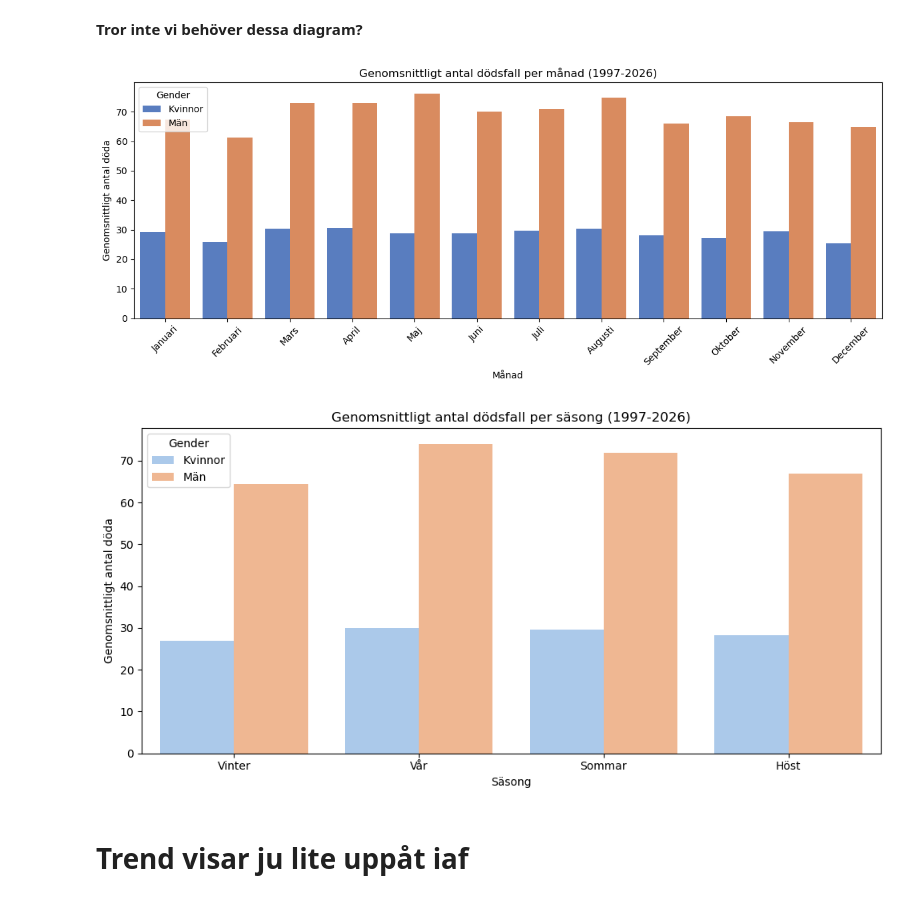
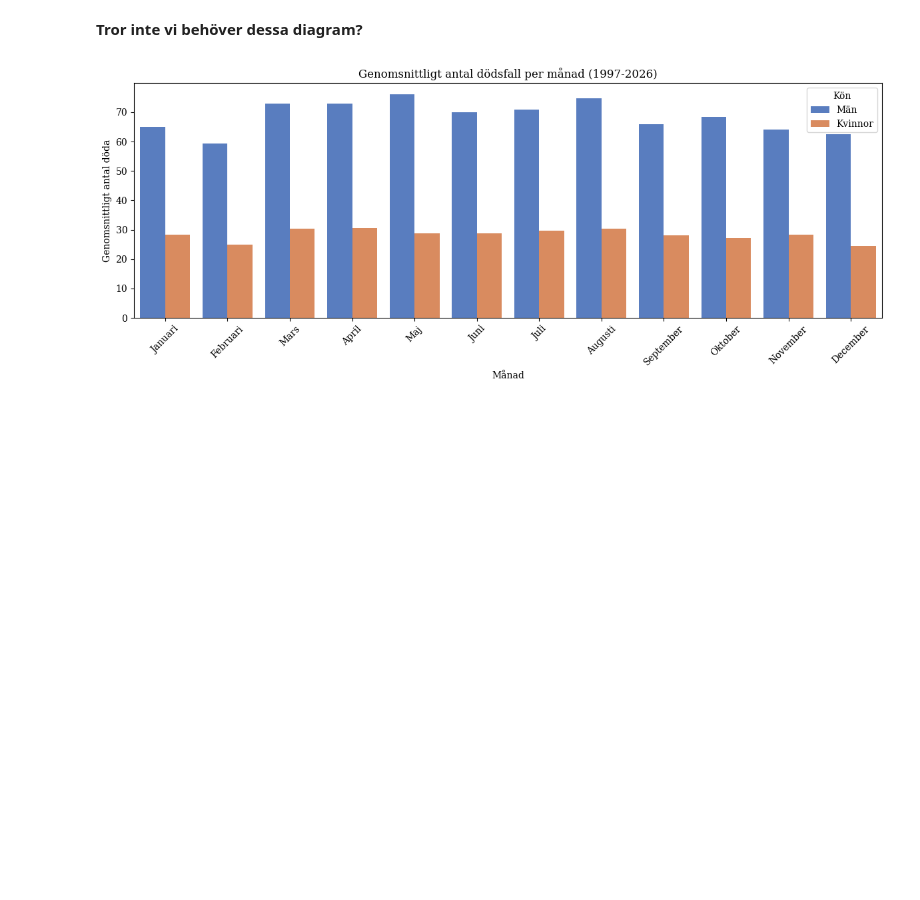
Before and after one commit to RickardAnd/projekt-grupp6, a Jupyter notebook: projekt_grupp6.ipynb, the cells around one changed output. Saved outputs shown, nothing was run; the diff lists cells and outputs as text; code cells hidden in the pictures; blank space fills up the shorter version.

```diff
--- a/projekt_grupp6.ipynb
+++ b/projekt_grupp6.ipynb
@@ -456,0 +217,9 @@ Shape after cleaning: (1050, 8)
+# %%
+# Rensar bort socialstyrelsen... Alla NaN längst ner (Behåller det vi vill ha)
+df = df[df['Kön'].isin(['Män', 'Kvinnor', 'Båda könen'])]
+
+# kollar på den
+print("--- HEAD ---")
+print(df.head(15))
+print("\n--- INFO ---")
+print(df.info())
@@ -456,0 +283,20 @@ Shape after cleaning: (1050, 8)
+# %%
+# Konvertera År till int
+df_final['År'] = df_final['År'].astype(int)
+
+# Konvertera Antal till numeriskt då det fins NaN värden. Går ej att konvertera till int.
+df_final['Antal'] = pd.to_numeric(df_final['Antal'], errors='coerce')
+
+# Ersätt alla NaN med 0
+df_final['Antal'] = df_final['Antal'].fillna(0)
+
+# Nu går det att konvertera till vanligt heltal
+df_final['Antal'] = df_final['Antal'].astype(int)
+
+# Visa resultatet
+print("--- NY STRUKTUR ---")
+print(df_final.head(10))
+print("\n--- INFO ---")
+print(df_final.info())
+print()
+print("Nu kan vi se att antal och år är Int")
@@ -461,39 +345,25 @@ Shape after cleaning: (1050, 8)
 # %%
 import pandas as pd
 import matplotlib.pyplot as plt
 import seaborn as sns
 
-# Läs in den städade filen som vi rensat
-df = pd.read_csv("Socialstyrelsen_Cleaned_Long.csv", sep=";")
 
 # Filtrera bort "Båda könen" så vi kan jämföra Män och Kvinnor direkt
-df_kön = df[df['Gender'] != 'Båda könen'].dropna()
+df_kön = df_final[df_final['Kön'] != 'Båda könen'].dropna()
 
 # Sortera månaderna korrekt chronologiskt
 manad_ordning = ["Januari", "Februari", "Mars", "April", "Maj", "Juni",
                  "Juli", "Augusti", "September", "Oktober", "November", "December"]
 sasong_ordning = ["Vinter", "Vår", "Sommar", "Höst"]
 
 # --- VISUALISERING 1: Per Månad ---
 plt.figure(figsize=(12, 5))
-sns.barplot(data=df_kön, x='Månad', y='Antal_Döda', hue='Gender', order=manad_ordning, errorbar=None, palette="muted")
+sns.barplot(data=df_kön, x='Månad', y='Antal', hue='Kön', order=manad_ordning, errorbar=None, palette="muted")
 plt.title("Genomsnittligt antal dödsfall per månad (1997-2026)")
 plt.ylabel("Genomsnittligt antal döda")
 plt.xticks(rotation=45)
 plt.tight_layout()
 plt.savefig("suicide_per_month.png")
 plt.show()
-
-# --- VISUALISERING 2: Per Säsong ---
-plt.figure(figsize=(10, 5))
-sns.barplot(data=df_kön, x='Säsong', y='Antal_Döda', hue='Gender', order=sasong_ordning, errorbar=None, palette="pastel")
-plt.title("Genomsnittligt antal dödsfall per säsong (1997-2026)")
-plt.ylabel("Genomsnittligt antal döda")
-plt.tight_layout()
-plt.savefig("suicide_per_season.png")
-plt.show()
 # %% [output]
-[figure, old version]
+[figure, new version]
-[figure, removed]
-# %% [markdown]
-# Trend visar ju lite uppåt iaf
```
Also changed, not shown: parts of 24 cells of this notebook, 2 other files.
